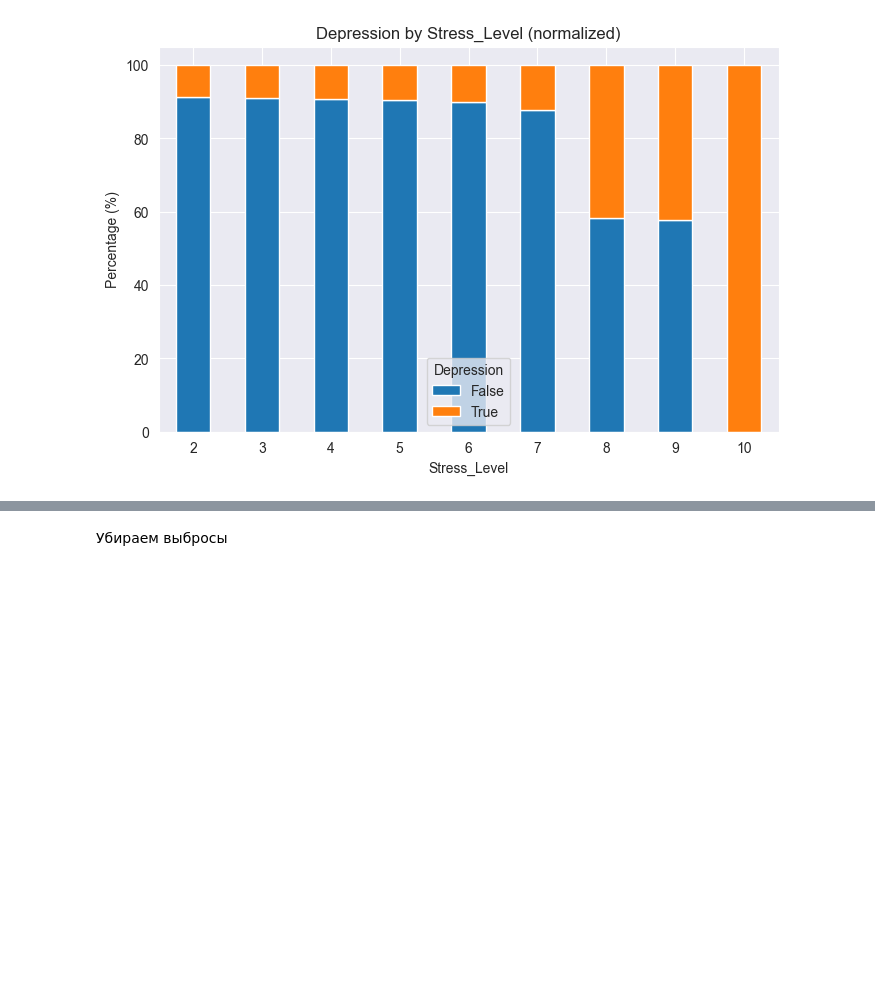
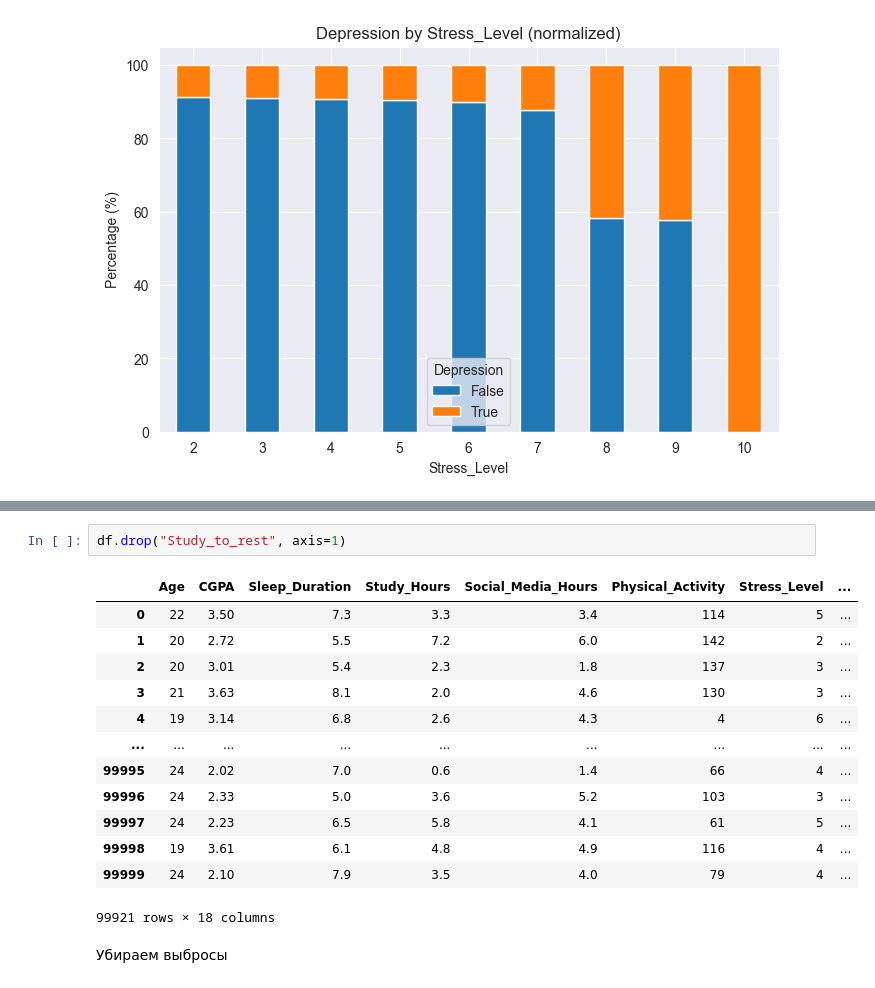
Before and after one commit to slonovaad/Data_analysis_lab1, a Jupyter notebook: lab1.ipynb, the cells around one changed output, grey strips where cells are left out. Saved outputs shown, nothing was run; the diff lists cells and outputs as text; blank space fills up the shorter version.

```diff
--- a/lab1.ipynb
+++ b/lab1.ipynb
@@ -197,3 +201,19 @@ plt.show()
+# %%
+df.drop("Study_to_rest", axis=1)
+# %% [output]
+|  | Age | CGPA | Sleep_Duration | Study_Hours | Social_Media_Hours | Physical_Activity | Stress_Level | ... |
+| 0 | 22 | 3.50 | 7.3 | 3.3 | 3.4 | 114 | 5 | ... |
+| 1 | 20 | 2.72 | 5.5 | 7.2 | 6.0 | 142 | 2 | ... |
+| 2 | 20 | 3.01 | 5.4 | 2.3 | 1.8 | 137 | 3 | ... |
+| 3 | 21 | 3.63 | 8.1 | 2.0 | 4.6 | 130 | 3 | ... |
+| 4 | 19 | 3.14 | 6.8 | 2.6 | 4.3 | 4 | 6 | ... |
+| ... | ... | ... | ... | ... | ... | ... | ... | ... |
+| 99995 | 24 | 2.02 | 7.0 | 0.6 | 1.4 | 66 | 4 | ... |
+| 99996 | 24 | 2.33 | 5.0 | 3.6 | 5.2 | 103 | 3 | ... |
+| 99997 | 24 | 2.23 | 6.5 | 5.8 | 4.1 | 61 | 5 | ... |
+| 99998 | 19 | 3.61 | 6.1 | 4.8 | 4.9 | 116 | 4 | ... |
+| 99999 | 24 | 2.10 | 7.9 | 3.5 | 4.0 | 79 | 4 | ... |
+99921 rows × 18 columns
 # %% [markdown]
 Убираем выбросы
 # %%
```
Also changed, not shown: parts of 22 cells of this notebook.
